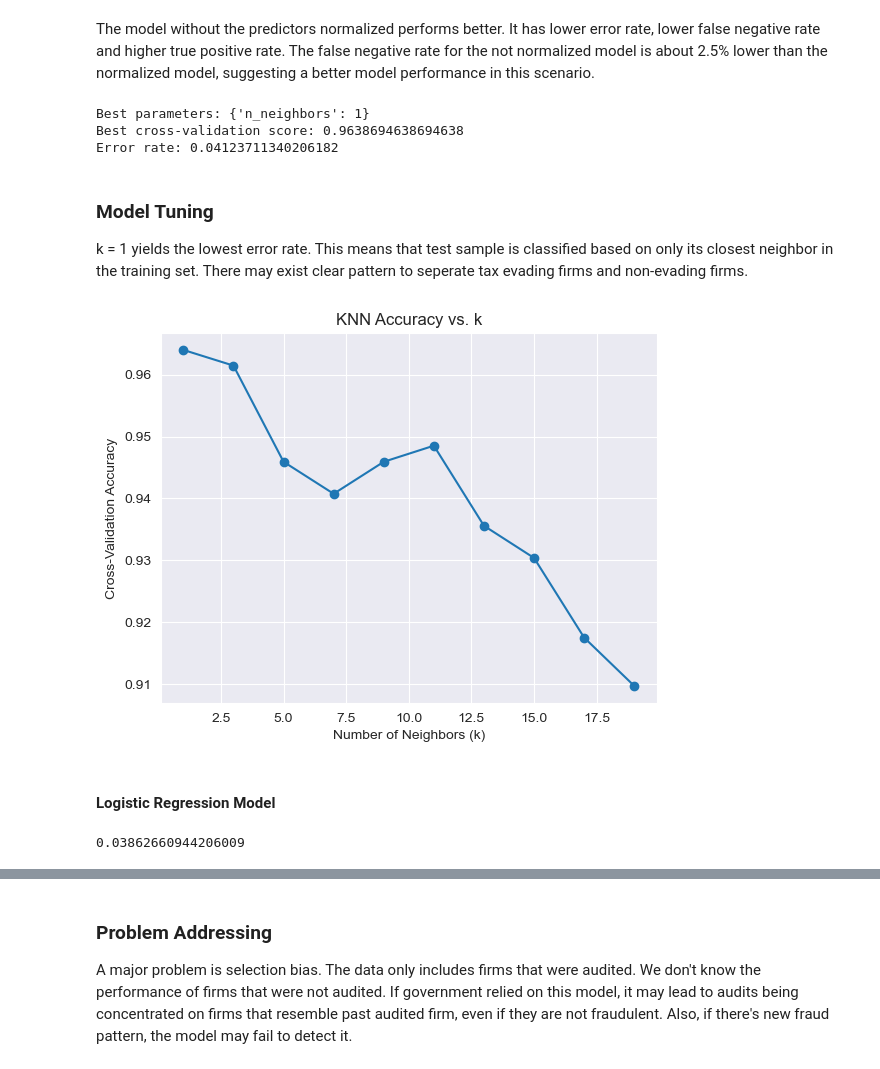
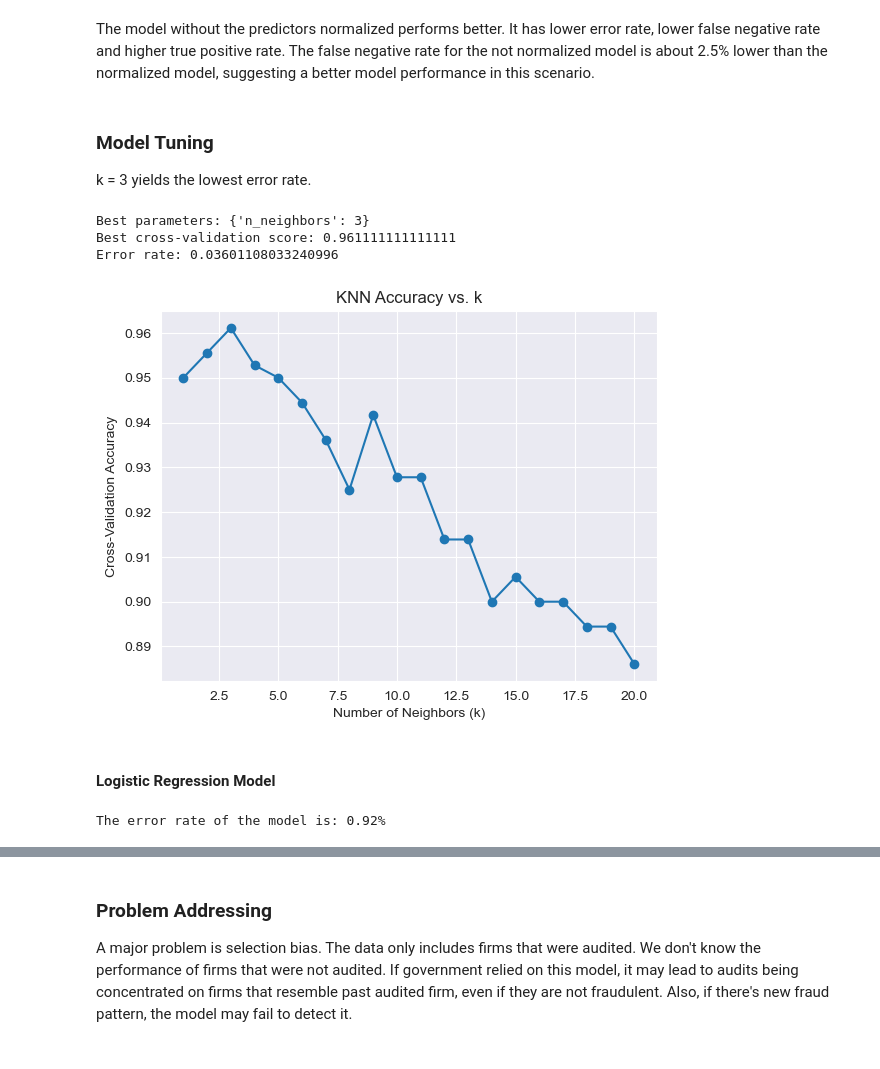
Before and after one commit to berylhu43/tax-evasion-risk-prediction, a Jupyter notebook: tax-evasion.ipynb, the cells around one changed output, grey strips where cells are left out. Cells and saved outputs as stored; diff of their text form; code cells hidden in the pictures.

```diff
--- a/tax-evasion.ipynb
+++ b/tax-evasion.ipynb
@@ -204,50 +229,54 @@ print(f"{true_positive_rate:.2f} percent of the firms predicted to evade their t
 90.57 percent of the firms predicted to evade their taxes actually evaded taxes.
 # %% [markdown]
 The model without the predictors normalized performs better. It has lower error rate, lower false negative rate and higher true positive rate. The false negative rate for the not normalized model is about 2.5% lower than the normalized model, suggesting a better model performance in this scenario.
-# %%
-ks = list(range(1, 21, 2))
-para = {'n_neighbors': ks}
-knni = KNeighborsClassifier()
-kfcv = KFold(n_splits=5, random_state=13, shuffle=True)
-knn_cv = GridSearchCV(knni, para, cv=kfcv)
-knn_cv.fit(X_train, y_train)
-knn_cv_pred = knn_cv.predict(X_test)
-knn_cv_pred_acc = accuracy_score(y_test, knn_cv_pred)
-knn_cv_error = 1-knn_cv_pred_acc
-
-print("Best parameters:", knn_cv.best_params_)
-print("Best cross-validation score:", knn_cv.best_score_)
-print("Error rate:", knn_cv_error)
-# %% [output]
-Best parameters: {'n_neighbors': 1}
-Best cross-validation score: 0.9638694638694638
-Error rate: 0.04123711340206182
 # %% [markdown]
 ### Model Tuning
-k = 1 yields the lowest error rate. This means that test sample is classified based on only its closest neighbor in the training set. There may exist clear pattern to seperate tax evading firms and non-evading firms.
+k = 3 yields the lowest error rate.
+# %%
+# use grid search method to find the best knn neighbors value
+ks = list(range(1, 21, 1))
+para = {'n_neighbors': ks}
+knni = KNeighborsClassifier()
+kfcv = KFold(n_splits=5, random_state=13, shuffle=True)
+knn_cv = GridSearchCV(knni, para, cv=kfcv)
+knn_cv.fit(X_train, y_train)
+knn_cv_pred = knn_cv.predict(X_test)
+knn_cv_pred_acc = accuracy_score(y_test, knn_cv_pred)
+knn_cv_error = 1-knn_cv_pred_acc
+
+print("Best parameters:", knn_cv.best_params_)
+print("Best cross-validation score:", knn_cv.best_score_)
+print("Error rate:", knn_cv_error)
+# %% [output]
+Best parameters: {'n_neighbors': 3}
+Best cross-validation score: 0.961111111111111
+Error rate: 0.03601108033240996
 # %%
 import matplotlib.pyplot as plt
 from sklearn.neighbors import KNeighborsClassifier
 from sklearn.model_selection import cross_val_score
 
-ks = list(range(1, 21, 2))  # Odd values of k from 1 to 19
+ks = list(range(1, 21, 1))
 cv_scores = []  # Store cross-validation scores
 
+
+# plot the cross_validation score with corresponding k neighbors
 for k in ks:
     knn = KNeighborsClassifier(n_neighbors=k)
-    scores = cross_val_score(knn, X_train, y_train, cv=5)  # 5-fold cross-validation
+    scores = cross_val_score(knn, X_train, y_train, cv=kfcv)
     cv_scores.append(scores.mean())
 
 plt.plot(ks, cv_scores, marker='o')
 plt.xlabel("Number of Neighbors (k)")
 plt.ylabel("Cross-Validation Accuracy")
 plt.title("KNN Accuracy vs. k")
 plt.show()
 # %% [output]
-[figure, old version]
+[figure, new version]
 # %% [markdown]
 #### Logistic Regression Model
 # %%
+# train logistic regression model with 30-70 split
 train_data, test_data = train_test_split(file, test_size=0.3, random_state=42)
 X_train = train_data.drop(columns=['Risk'])
 y_train = train_data['Risk']
@@ -256,13 +285,15 @@ y_test = test_data['Risk']
 
 logitRegr = LogisticRegression()
 logitRegr.fit(X_train, y_train)
+
+# set decision threshold at 0.5
 y_prob = logitRegr.predict_proba(X_test)[:,1]
 y_pred = (y_prob > 0.5).astype(int)
 accuracy = accuracy_score(y_test, y_pred)
 test_error = 1- accuracy
-print(test_error)
+print(f'The error rate of the model is: {test_error*100:.2f}%')
 # %% [output]
-0.03862660944206009
+The error rate of the model is: 0.92%
 # %%
 cm_log = confusion_matrix(y_test, y_pred, normalize='true')
 cm_plt = sns.heatmap(cm_log, annot=True, fmt=".2%")
```
Also changed, not shown: parts of 19 cells of this notebook.
